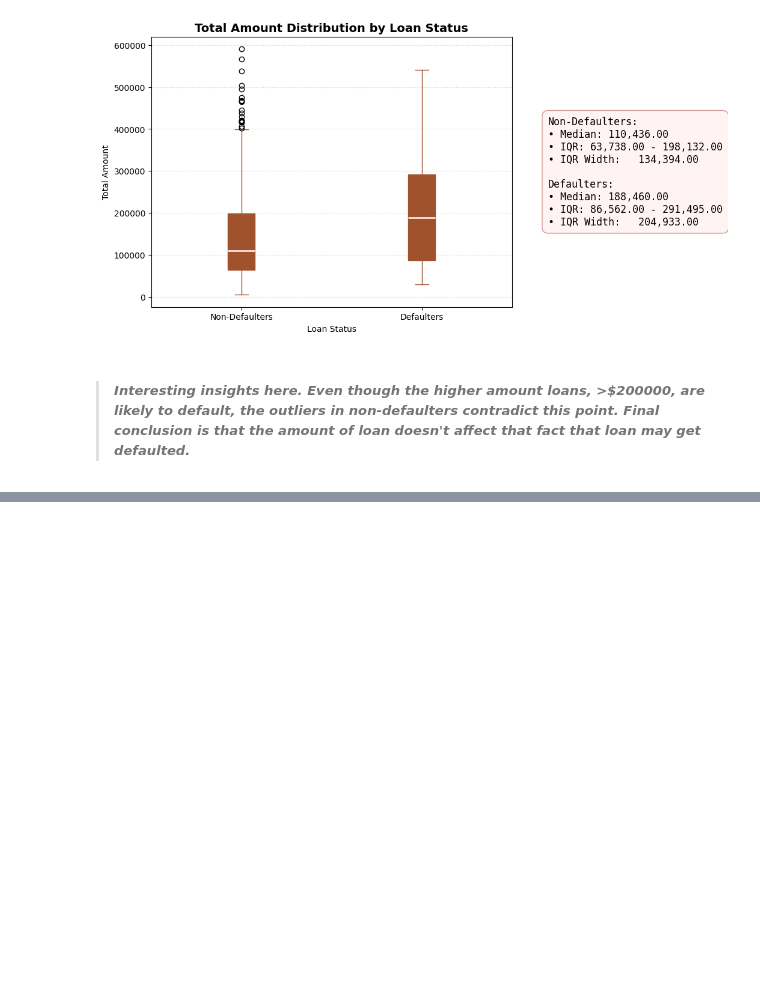
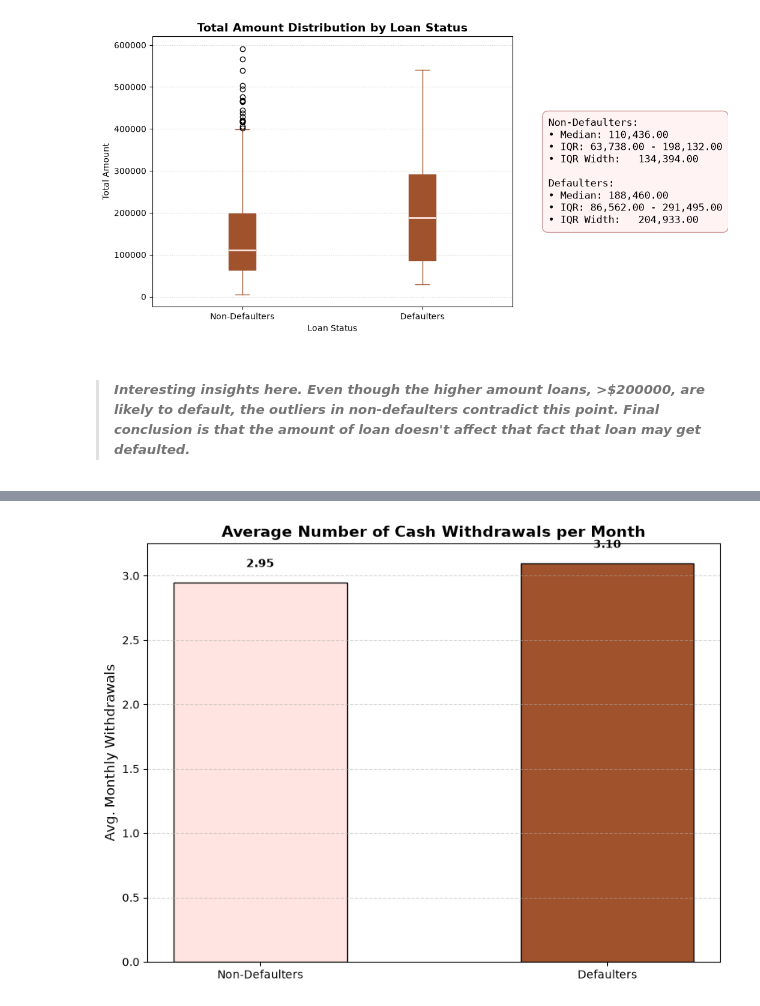
Before and after one commit to ClusterClassifier/loan-defaulter-early-warning, a Jupyter notebook: notebooks/02-behavioural-credit-risk-analysis.ipynb, the cells around one changed output, grey strips where cells are left out. Saved outputs shown, nothing was run; the diff lists cells and outputs as text; code cells hidden in the pictures; blank space fills up the shorter version.

```diff
--- a/notebooks/02-behavioural-credit-risk-analysis.ipynb
+++ b/notebooks/02-behavioural-credit-risk-analysis.ipynb
@@ -178,0 +327,50 @@ amount_vs_default.png saved to: /kaggle/working/plots/amount_vs_default.png
+# %%
+# Plot average monthly cash withdrawals vs defaults
+dft['month_year'] = dft['date'].dt.to_period('M')
+cash_df = dft[
+    dft['operation'].str.lower().str.contains('cash withdrawal', na=False)
+]
+withdrawal_counts = (
+    cash_df.groupby(['account_id', 'month_year']).size().reset_index(name='count')
+)
+avg_monthly_withdrawals = (
+    withdrawal_counts.groupby('account_id')['count'].mean().reset_index()
+)
+avg_monthly_withdrawals.rename(
+    columns={'count': 'avg_withdrawals_per_month'}, inplace=True
+)
+merged_df = pd.merge(avg_monthly_withdrawals, dfl, on='account_id', how='inner')
+summary_stats = merged_df.groupby('defaulter')[
+    'avg_withdrawals_per_month'
+].mean()
+
+plt.figure(figsize=(8, 6))
+bars = plt.bar(
+    ['Non-Defaulters', 'Defaulters'],
+    summary_stats.values,
+    color=['mistyrose', 'sienna'],
+    edgecolor='black',
+    width=0.5,
+)
+
+for bar in bars:
+    yval = bar.get_height()
+    plt.text(
+        bar.get_x() + bar.get_width() / 2,
+        yval + 0.1,
+        f'{yval:.2f}',
+        ha='center',
+        va='bottom',
+        fontweight='bold',
+    )
+plt.title(
+    'Average Number of Cash Withdrawals per Month',
+    fontsize=14,
+    fontweight='bold',
+)
+plt.ylabel('Avg. Monthly Withdrawals', fontsize=12)
+plt.grid(axis='y', linestyle='--', alpha=0.5)
+plt.tight_layout()
+plt.show()
+# %% [output]
+[figure, added]
```
Also changed, not shown: parts of 74 cells of this notebook, 28 other files.
